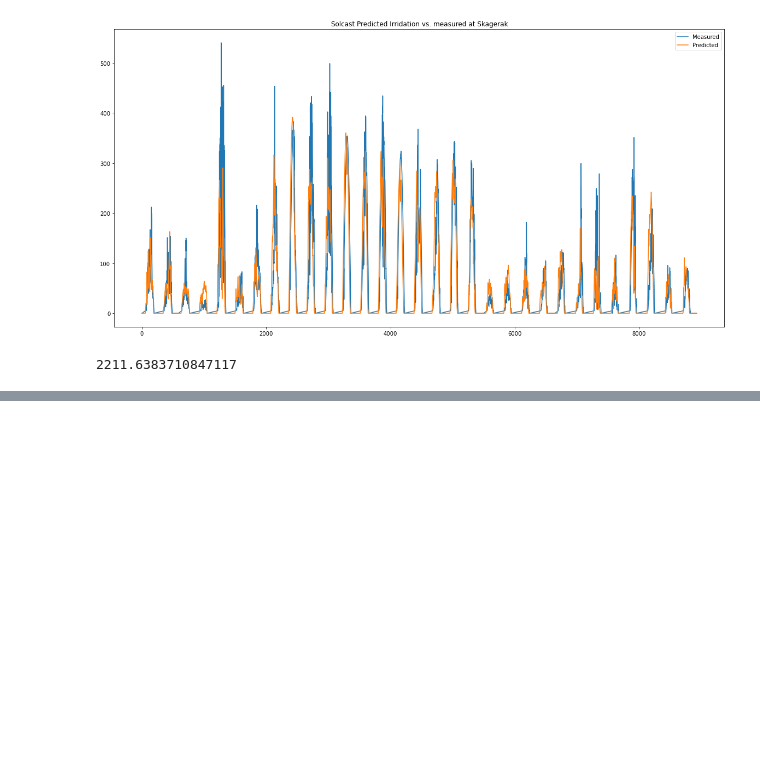
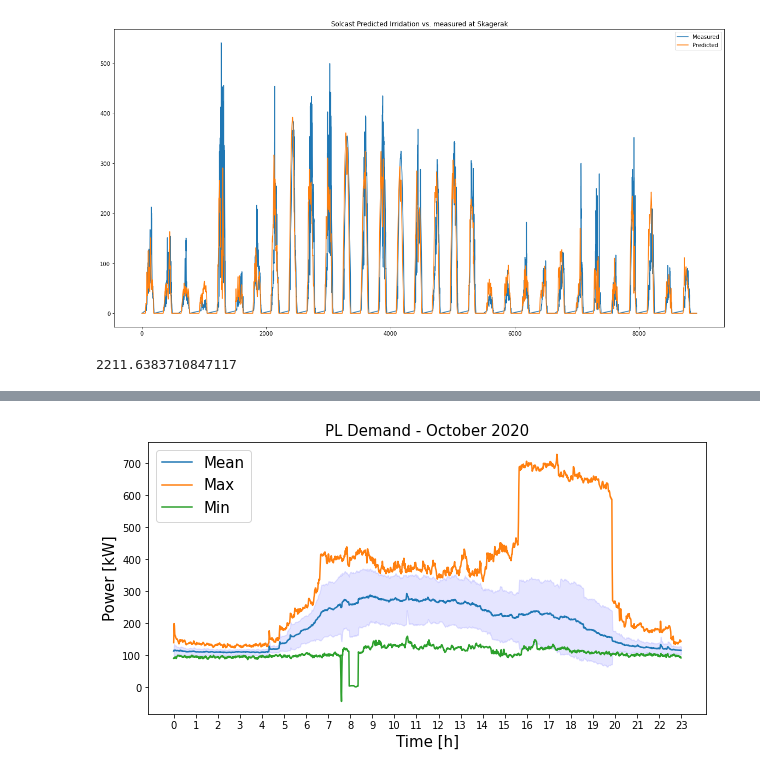
Before and after one commit to theodorhusefest/microgrid-mpc, a Jupyter notebook: pv-pred/data_explore.ipynb, the cells around one changed output, grey strips where cells are left out. Drawn from its saved outputs; the diff is of its cells as text; code cells hidden in the pictures; blank space fills up the shorter version.

```diff
--- a/pv-pred/data_explore.ipynb
+++ b/pv-pred/data_explore.ipynb
@@ -216,0 +282,7 @@ sol.to_csv('./pv_extended.csv')
+# %%
+pl_per_day = np.asarray(pl_per_day)
+
+f_pl_stats, pl_mean, pl_max_, pl_min_ = plot_stats(pl_per_day, "PL Demand - October 2020")
+f_pl_stats.savefig('../figs/PL_stats.pdf', format="pdf")
+# %% [output]
+[figure, added]
```
Also changed, not shown: parts of 25 cells of this notebook, 7 other files.
